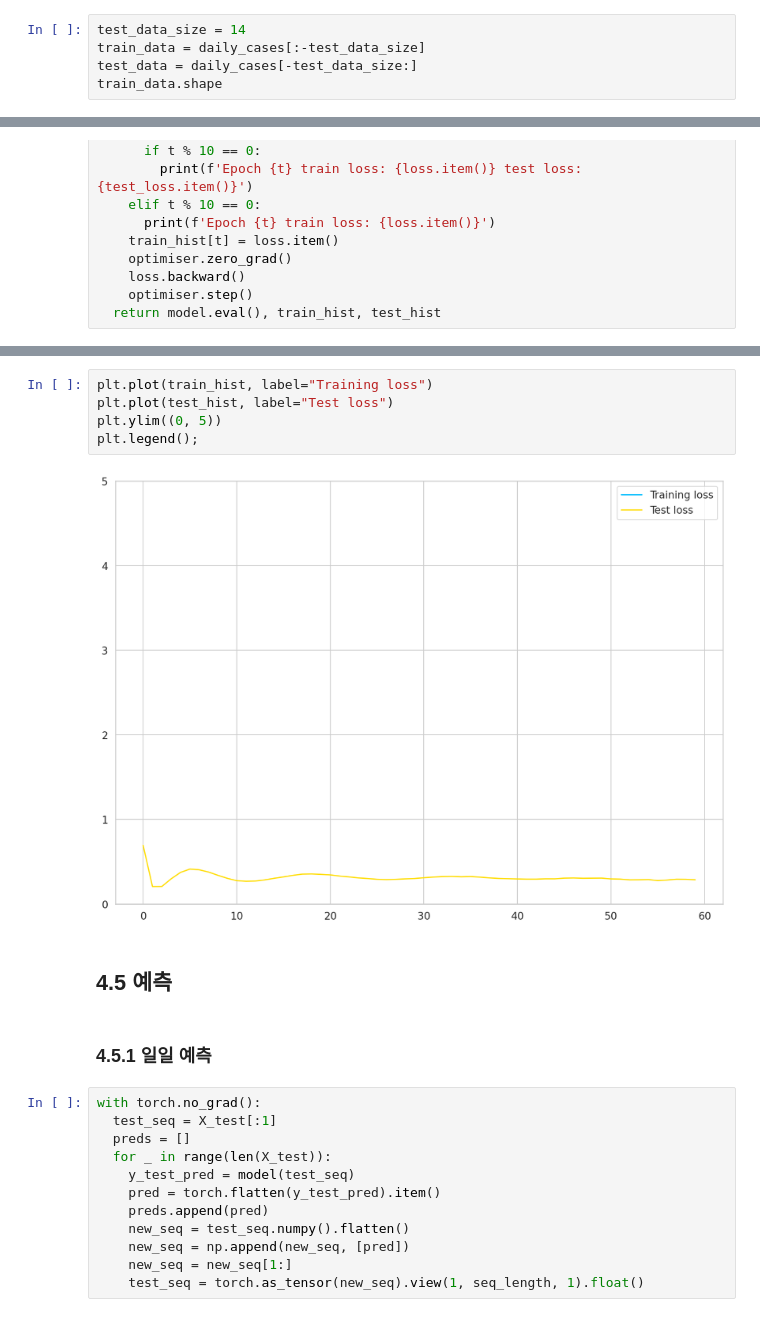
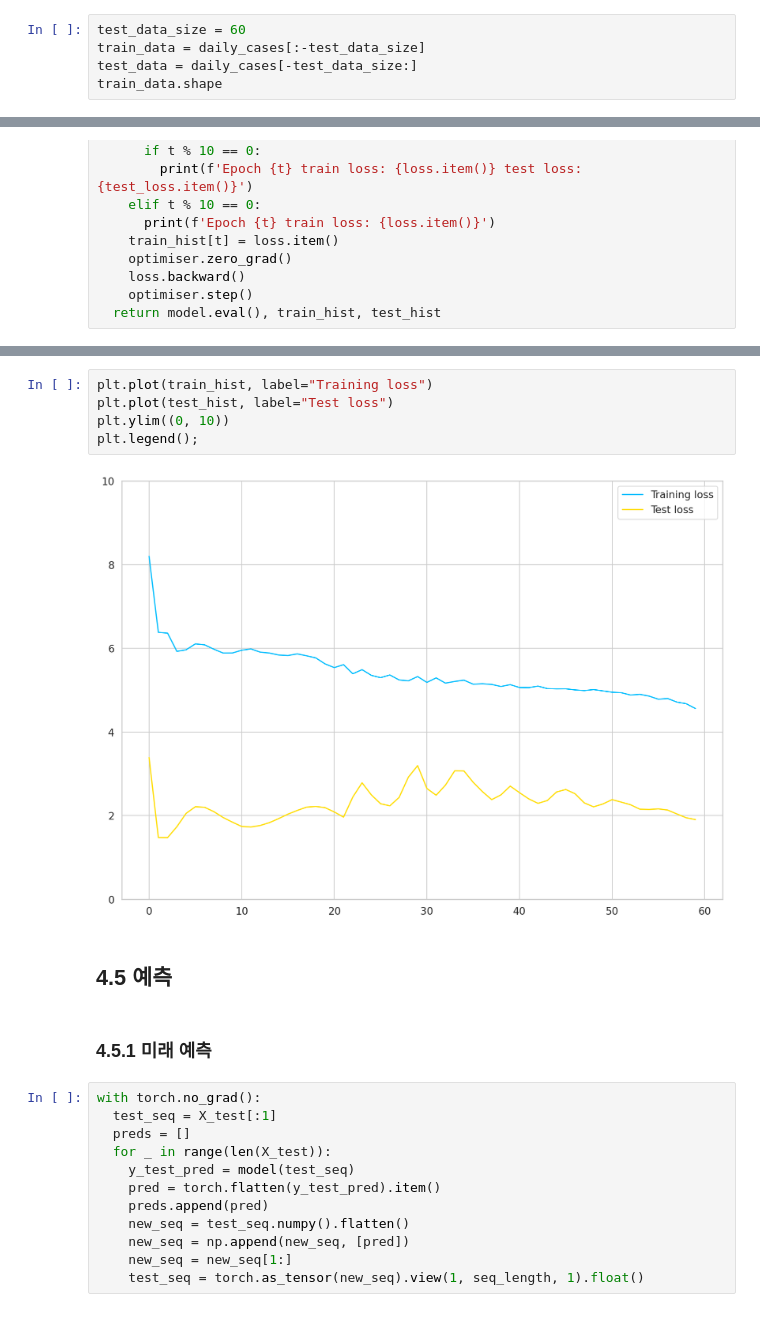
Before and after one commit to kakao-gray-great/Time-Series-Forecasting-for-Covid19, a Jupyter notebook: Ch4_데이터_모델링.ipynb, the cells around one changed output, grey strips where cells are left out. Saved outputs shown, nothing was run; the diff lists cells and outputs as text.

```diff
--- a/Ch4_데이터_모델링.ipynb
+++ b/Ch4_데이터_모델링.ipynb
@@ -95,5 +112,5 @@ daily_cases.shape
 # %%
-test_data_size = 14
+test_data_size = 60
 train_data = daily_cases[:-test_data_size]
 test_data = daily_cases[-test_data_size:]
 train_data.shape
@@ -234,14 +258,14 @@ Epoch 50 train loss: 5.940991401672363 test loss: 0.29579824209213257
 # %%
 plt.plot(train_hist, label="Training loss")
 plt.plot(test_hist, label="Test loss")
-plt.ylim((0, 5))
+plt.ylim((0, 10))
 plt.legend();
 # %% [output]
-[figure, old version]
+[figure, new version]
 # %% [markdown]
 ## 4.5 예측
 # %% [markdown]
-### 4.5.1 일일 예측
+### 4.5.1 미래 예측
 # %%
 with torch.no_grad():
   test_seq = X_test[:1]
```
Also changed, not shown: parts of 35 cells of this notebook.
